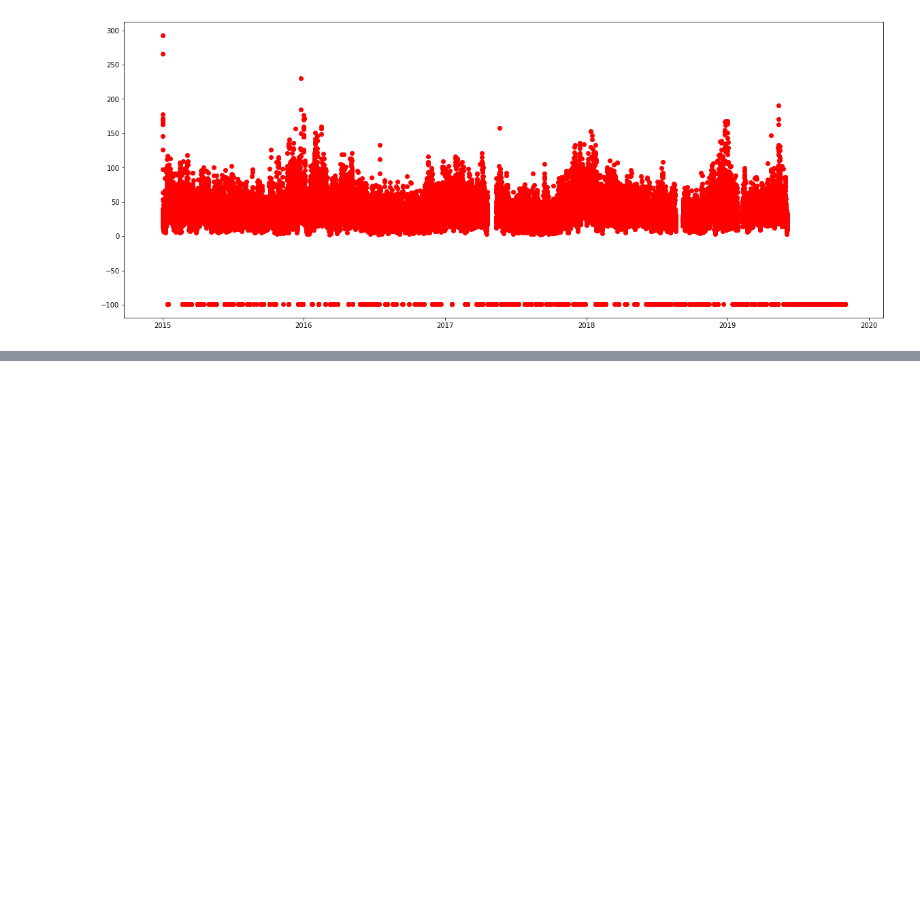
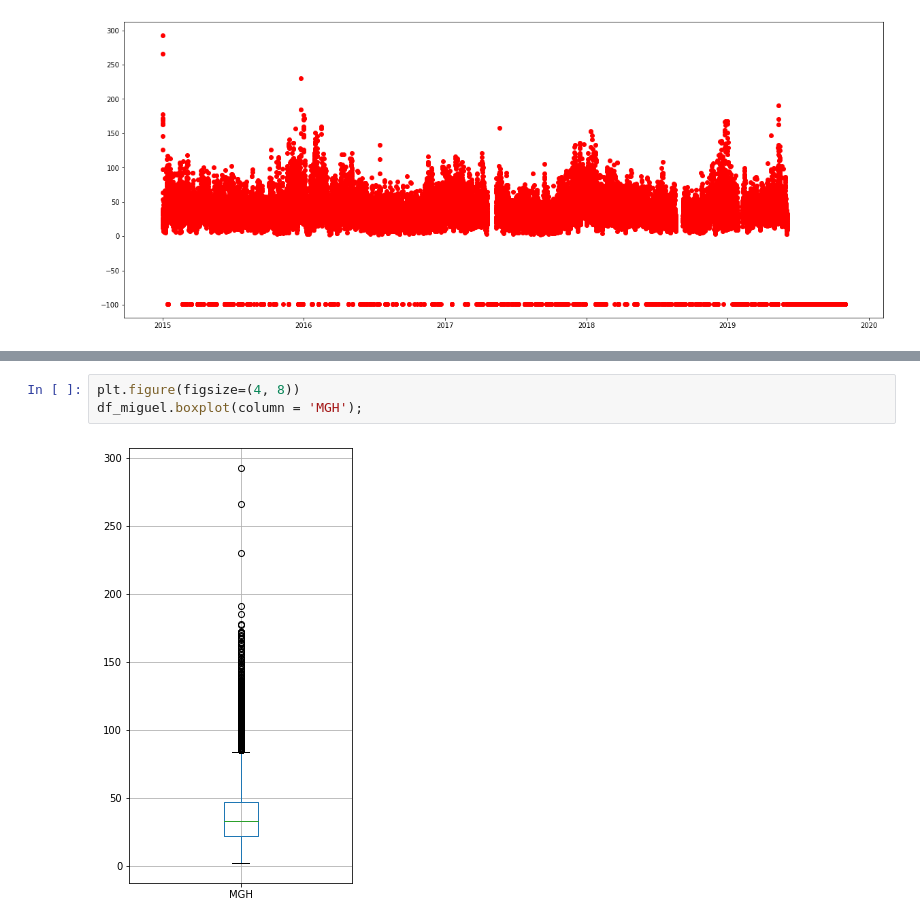
Before and after one commit to luisferlc/datamex1019, a Jupyter notebook: air-quality-cdmx/análisis_limpieza_PM10_v2.ipynb, the cells around one changed output, grey strips where cells are left out. Saved outputs shown, nothing was run; the diff lists cells and outputs as text; blank space fills up the shorter version.

```diff
--- a/air-quality-cdmx/análisis_limpieza_PM10_v2.ipynb
+++ b/air-quality-cdmx/análisis_limpieza_PM10_v2.ipynb
@@ -96,0 +93,5 @@ df_miguel[df_miguel.MGH == -99.0]
+# %%
+plt.figure(figsize=(4, 8))
+df_miguel.boxplot(column = 'MGH');
+# %% [output]
+[figure, added]
```
Also changed, not shown: parts of 6 cells of this notebook, 4 other files.
